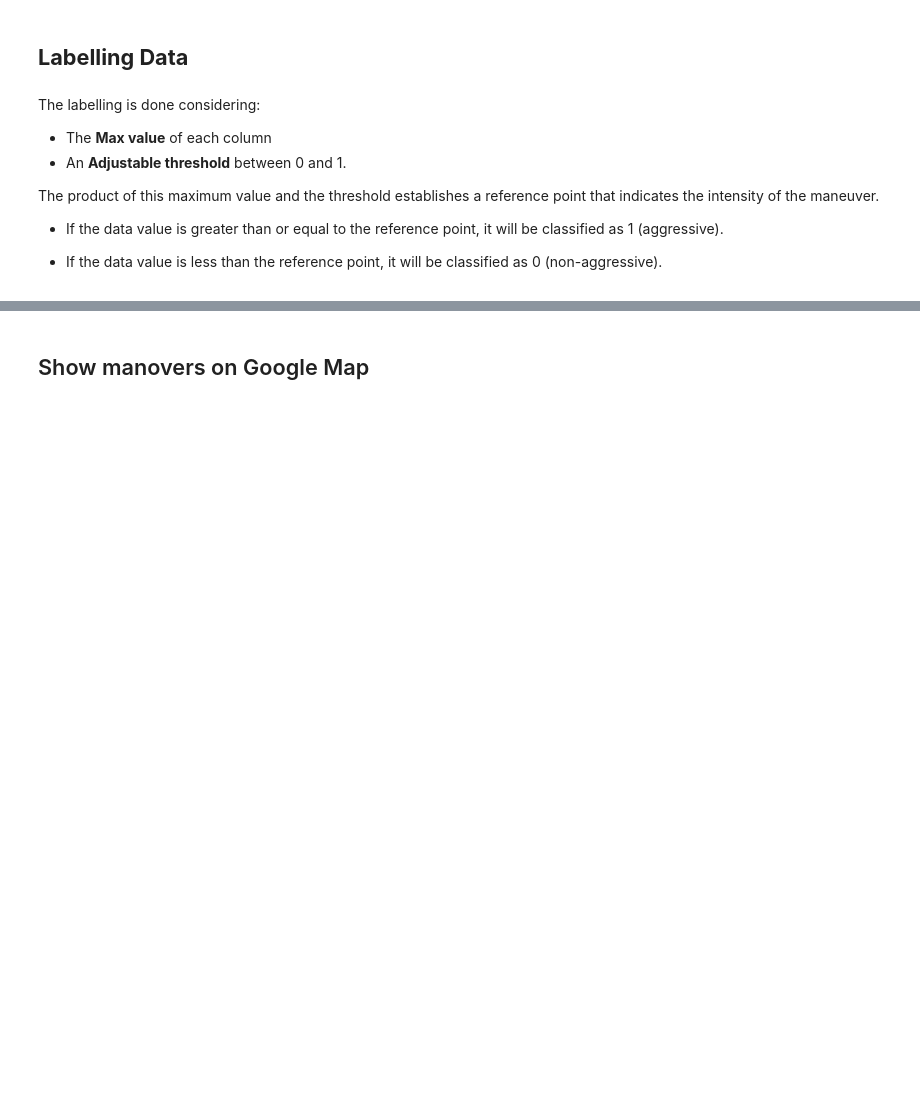
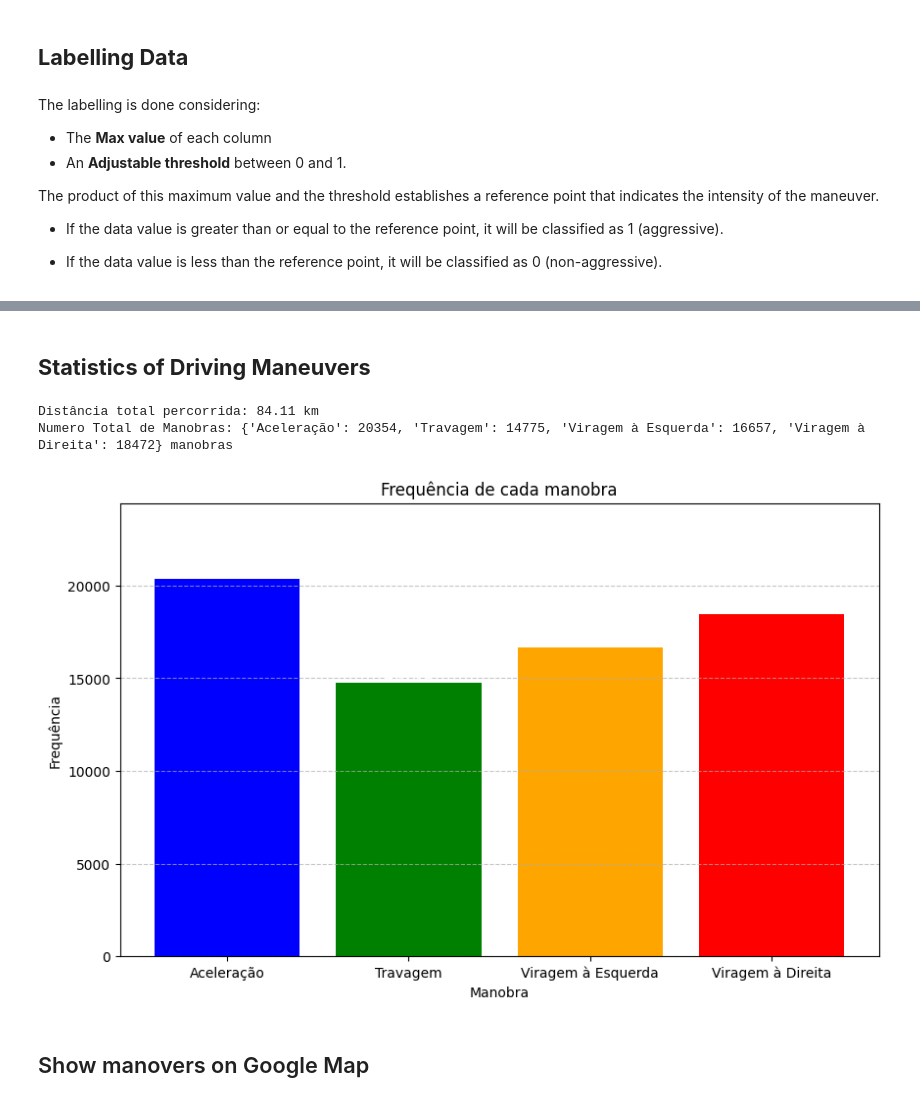
Before and after one commit to albertopingo/AI-driving-classification_FinalProject_CEng, a Jupyter notebook: extras/LSTM&CarTrips/test_models/BidirecionalLSTM.ipynb, the cells around one changed output, grey strips where cells are left out. Saved outputs shown, nothing was run; the diff lists cells and outputs as text; code cells hidden in the pictures; blank space fills up the shorter version.

```diff
--- a/extras/LSTM&CarTrips/test_models/BidirecionalLSTM.ipynb
+++ b/extras/LSTM&CarTrips/test_models/BidirecionalLSTM.ipynb
@@ -273,6 +297,75 @@ np.savetxt(filename, y, delimiter=',', fmt='%.0i')
  [0 0 0 ... 0 0 0]
  [0 0 0 ... 0 0 0]
  [0 0 0 ... 0 0 0]]
+# %% [markdown]
+## **Statistics of Driving Maneuvers**
+# %%
+
+def count_manobras(accelY, breakY, turnLeftXn, turnRightXn):
+    manobras = {
+        'Aceleração': np.count_nonzero(accelY),
+        'Travagem': np.count_nonzero(breakY),
+        'Viragem à Esquerda': np.count_nonzero(turnLeftXn),
+        'Viragem à Direita': np.count_nonzero(turnRightXn)
+    }
+
+    return manobras
+
+#calcula a disntancia entre dois pontos
+def haversine(lat1, lon1, lat2, lon2):
+    R = 6371000  # +- raio da terra em metros
+    phi_1 = math.radians(lat1)
+    phi_2 = math.radians(lat2)
+    delta_phi = math.radians(lat2 - lat1)
+    delta_lambda = math.radians(lon2 - lon1)
+
+    a = math.sin(delta_phi / 2.0) ** 2 + math.cos(phi_1) * math.cos(phi_2) * math.sin(delta_lambda / 2.0) ** 2
+    c = 2 * math.atan2(math.sqrt(a), math.sqrt(1 - a))
+
+    return R * c
+
+#distancia total percorrida
+def total_distance(lat, lon):
+    distance = 0.0
+    for i in range(1, len(lat)):
+        distance += haversine(lat[i], lon[i], lat[i - 1], lon[i - 1])
+    return distance
+
+
+#print distance total percorrida em km arrendondado a 2 casas decimais
+print(f'Distância total percorrida: {total_distance(latitude, longitude) / 1000:.2f} km')
+
+#print numero total de leituras de manobras
+print(f'Numero Total de Manobras: {count_manobras(accelY, breakY, turnLeftXn, turnRightXn)} manobras')
+
+
+
+
+manobras = count_manobras(accelY, breakY, turnLeftXn, turnRightXn)
+
+manobras_labels = list(manobras.keys())
+manobras_quantidades = list(manobras.values())
+
+
+cores = ['blue', 'green', 'orange', 'red']
+
+plt.figure(figsize=(10, 6))
+bars = plt.bar(manobras_labels, manobras_quantidades, color=cores)
+
+for bar, quantidade in zip(bars, manobras_quantidades):
+    plt.text(bar.get_x() + bar.get_width() / 2, bar.get_height() - 0.1, quantidade,
+             ha='center', va='bottom', color='white', fontsize=12)
+
+plt.xlabel('Manobra')
+plt.ylabel('Frequência')
+plt.title('Frequência de cada manobra')
+plt.ylim(0, max(manobras_quantidades) * 1.2)
+plt.grid(axis='y', linestyle='--', alpha=0.7)
+plt.show()
+# %% [output]
+Distância total percorrida: 84.11 km
+Numero Total de Manobras: {'Aceleração': 20354, 'Travagem': 14775, 'Viragem à Esquerda': 16657, 'Viragem à Direita': 18472} manobras
+[figure, added]
 # %% [markdown]
 ## Show manovers on Google Map
 # %%
```
Also changed, not shown: parts of 33 cells of this notebook, 15 other files.
